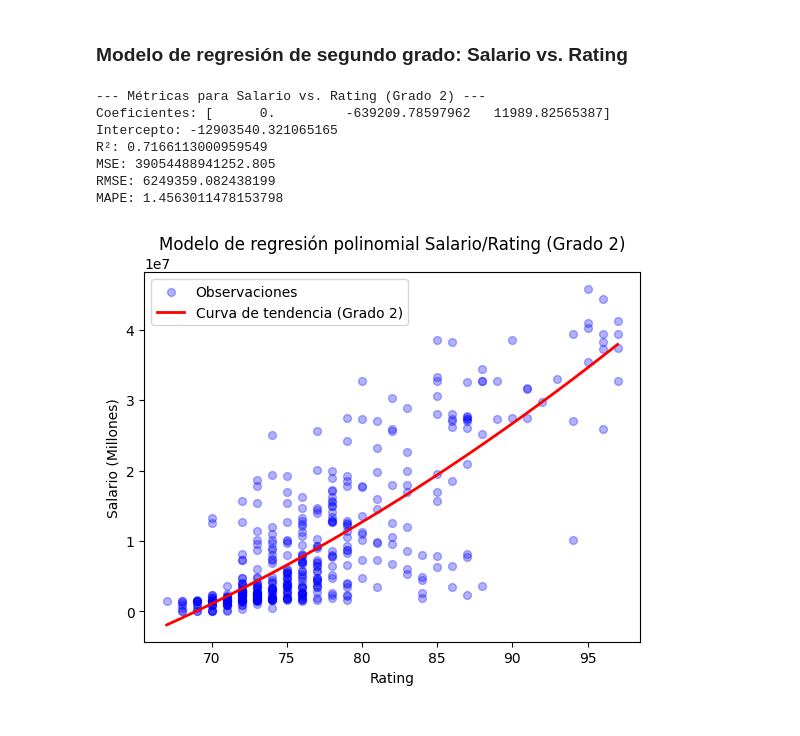
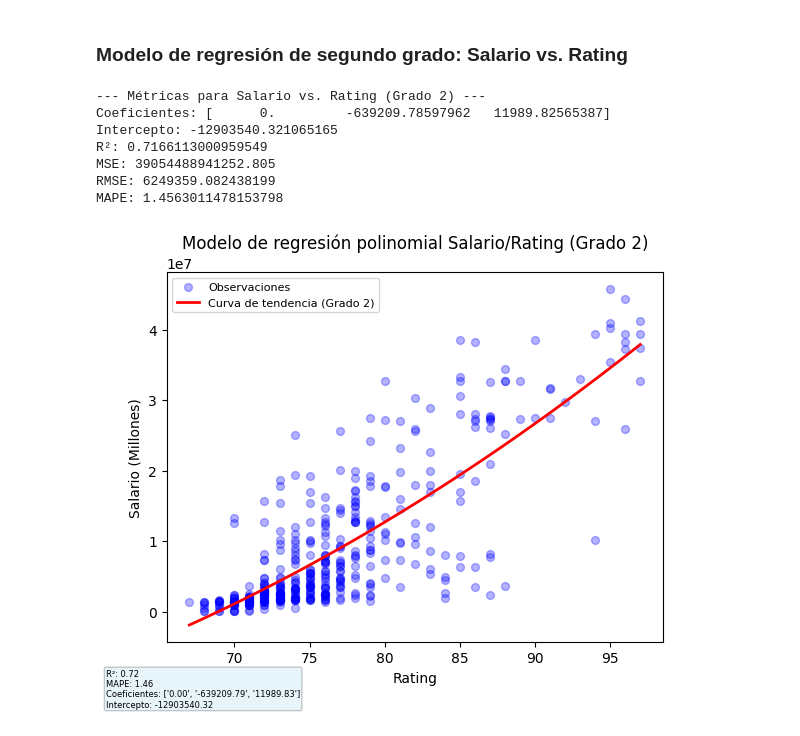
Before and after one commit to armandochernandez-ai/Curso-python-slava, a Jupyter notebook: Unidad_3/Predictor_Salarios_NFL.ipynb, the cells around one changed output. Saved outputs shown, nothing was run; the diff lists cells and outputs as text; code cells hidden in the pictures.

```diff
--- a/Unidad_3/Predictor_Salarios_NFL.ipynb
+++ b/Unidad_3/Predictor_Salarios_NFL.ipynb
@@ -244,32 +246,38 @@ mse_rating_poly = mean_squared_error(y_rating_test, y_rating_pred)
 rmse_rating_poly = np.sqrt(mse_rating_poly)
 mape_rating_poly = mean_absolute_percentage_error(y_rating_test, y_rating_pred)
 
 print(f"--- Métricas para Salario vs. Rating (Grado 2) ---")
 print(f"Coeficientes: {modelo_rating_poly.coef_}")
 print(f"Intercepto: {modelo_rating_poly.intercept_}")
 print(f"R²: {r2_rating_poly}")
 print(f"MSE: {mse_rating_poly}")
 print(f"RMSE: {rmse_rating_poly}")
 print(f"MAPE: {mape_rating_poly}")
 
 # Gráfico del modelo polinomial
 plt.scatter(X_rating, y_rating, color='blue', label='Observaciones', s=32, alpha=.3)
 # Para graficar la curva, creamos una secuencia de valores de rating y predecimos el salario
 X_rating_seq = np.linspace(X_rating['rating'].min(), X_rating['rating'].max(), 100).reshape(-1, 1)
 X_rating_seq_poly = poly.transform(X_rating_seq)
 y_rating_seq_pred = modelo_rating_poly.predict(X_rating_seq_poly)
 plt.plot(X_rating_seq, y_rating_seq_pred, color='red', linewidth=2, label='Curva de tendencia (Grado 2)')
 plt.title('Modelo de regresión polinomial Salario/Rating (Grado 2)')
 plt.xlabel('Rating');
 plt.ylabel('Salario (Millones)');
-plt.legend()
+plt.legend(fontsize=8)
+
+# Agregar recuadro con información del modelo
+model_info_rating = f'R²: {r2_rating_poly:.2f}\nMAPE: {mape_rating_poly:.2f}\nCoeficientes: {[f"{c:.2f}" for c in modelo_rating_poly.coef_]}\nIntercepto: {modelo_rating_poly.intercept_:.2f}'
+plt.figtext(0.03, -0.03, model_info_rating, fontsize=6,
+         verticalalignment='bottom', bbox=dict(boxstyle='round,pad=0.2', fc='skyblue', alpha=0.2))
+
 plt.show()
 # %% [output]
 --- Métricas para Salario vs. Rating (Grado 2) ---
 Coeficientes: [      0.         -639209.78597962   11989.82565387]
 Intercepto: -12903540.321065165
 R²: 0.7166113000959549
 MSE: 39054488941252.805
 RMSE: 6249359.082438199
 MAPE: 1.4563011478153798
-[figure, old version]
+[figure, new version]
```
Also changed, not shown: parts of 2 cells of this notebook.
